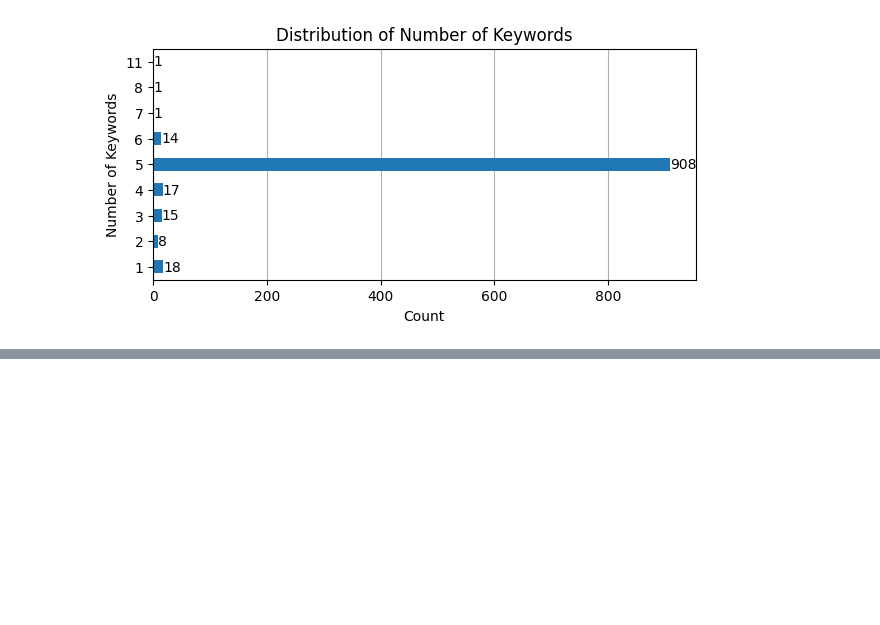
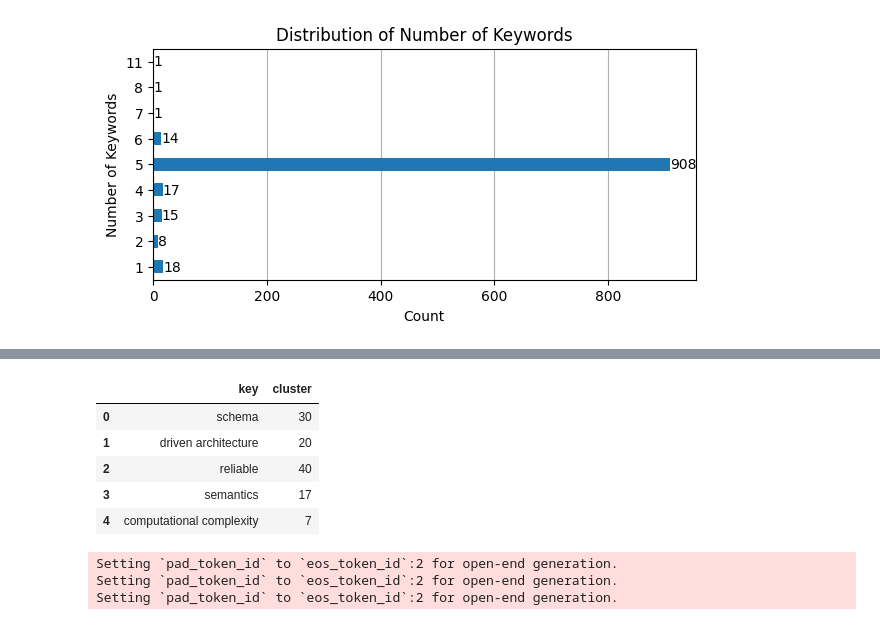
Before and after one commit to ehsantaati/knowledge_graphs, a Jupyter notebook: keybert_hdbscan_llm_KG.ipynb, the cells around one changed output, grey strips where cells are left out. Cells and saved outputs as stored; diff of their text form; code cells hidden in the pictures; blank space fills up the shorter version.

```diff
--- a/keybert_hdbscan_llm_KG.ipynb
+++ b/keybert_hdbscan_llm_KG.ipynb
@@ -179,0 +256,13 @@ plt.show()
+# %%
+keys_df = pd.read_pickle(DATA_DIR+'embedddings_clusters_cs_keys.pkl')
+keys_df.drop(columns=['key_bert', 'key_umap', 'hard_labels'], inplace=True)
+
+# Check the output
+keys_df.head()
+# %% [output]
+|  | key | cluster |
+| 0 | schema | 30 |
+| 1 | driven architecture | 20 |
+| 2 | reliable | 40 |
+| 3 | semantics | 17 |
+| 4 | computational complexity | 7 |
@@ -179,0 +342,15 @@ plt.show()
+# %%
+dataframes = []
+clusters = len(set(keys_df.cluster))
+
+# Iterate over the range of n values
+for n in range(clusters-1):
+    df_result = extract_description(keys_df,n)
+    dataframes.append(df_result)
+
+# Concatenate all the dataframes
+final_df = pd.concat(dataframes, ignore_index=True)
+# %% [output]
+Setting `pad_token_id` to `eos_token_id`:2 for open-end generation.
+Setting `pad_token_id` to `eos_token_id`:2 for open-end generation.
+Setting `pad_token_id` to `eos_token_id`:2 for open-end generation.
```
Also changed, not shown: parts of 9 cells of this notebook.
